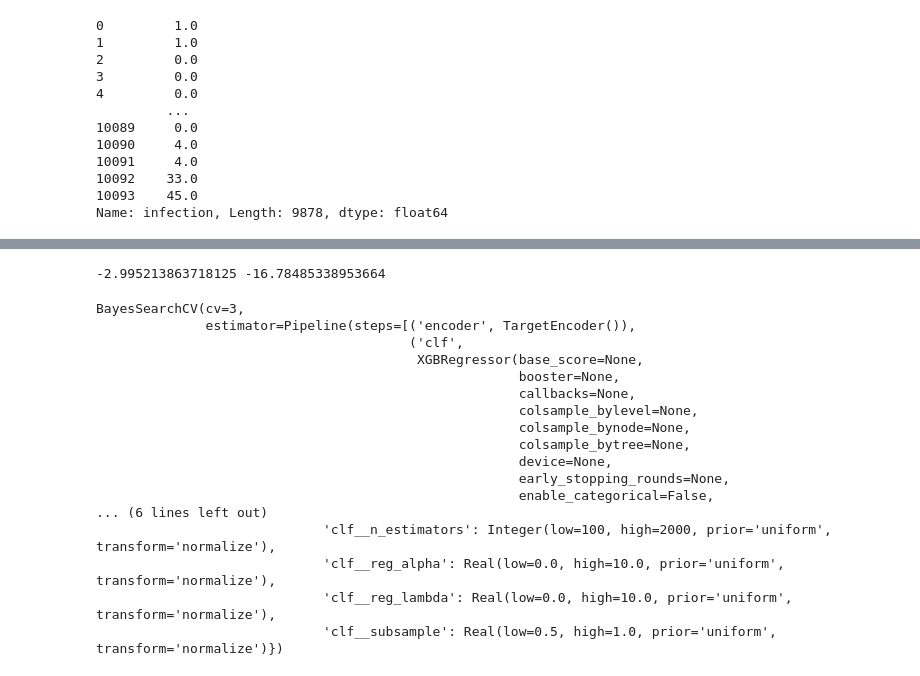
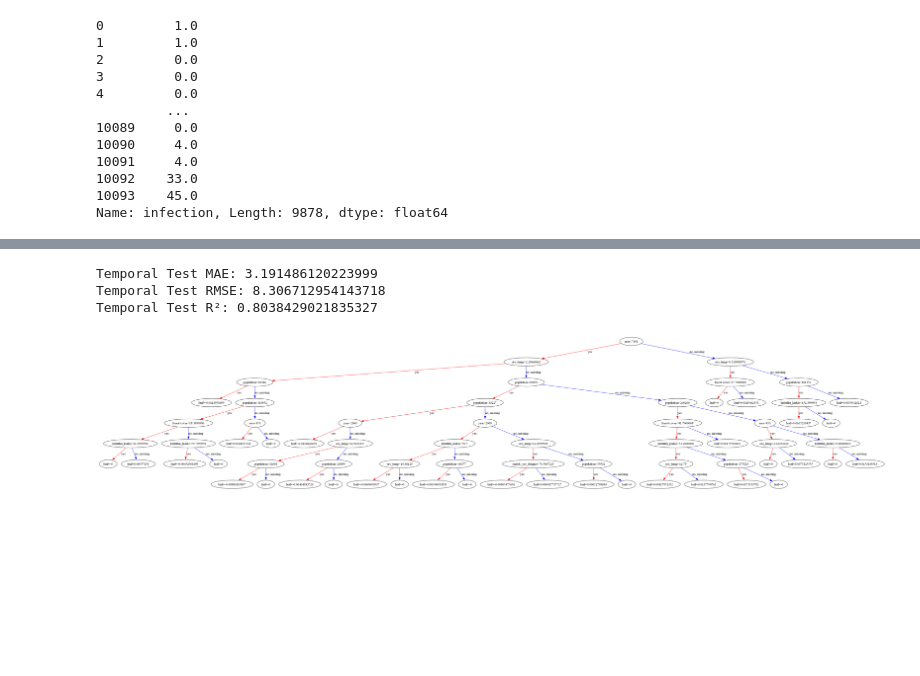
Before and after one commit to AugustusTheBirb/igem-model, a Jupyter notebook: model.ipynb, the cells around one changed output, grey strips where cells are left out. Cells and saved outputs as stored; diff of their text form; code cells hidden in the pictures; blank space fills up the shorter version.

```diff
--- a/model.ipynb
+++ b/model.ipynb
@@ -91,28 +145,36 @@ opt = BayesSearchCV(pipe, search_space, cv=3, n_iter=10, scoring=score, )
 # %%
-opt.fit(X_train, y_train)
-model = opt.best_estimator_.named_steps['clf']
+best_model = opt.best_estimator_
+
+y_train_log = np.log1p(y_train)
+y_test_log  = np.log1p(y_test)
+
+best_model.fit(X_train, y_train_log)
+y_pred_log = best_model.predict(X_test)
+y_pred = np.expm1(y_pred_log)
+
+from sklearn.metrics import mean_absolute_error, r2_score, mean_squared_error
+
+mae_test = mean_absolute_error(y_test, y_pred)
+rmse_test = mean_squared_error(y_test, y_pred)
+r2_test = r2_score(y_test, y_pred)
+
+print("Temporal Test MAE:", mae_test)
+print("Temporal Test RMSE:", (rmse_test)**0.5)
+print("Temporal Test R²:", r2_test)
+# %% [output]
+Temporal Test MAE: 3.191486120223999
+Temporal Test RMSE: 8.306712954143718
+Temporal Test R²: 0.8038429021835327
 # %%
+from xgboost import plot_tree, plot_importance
+import matplotlib.pyplot as plt
 
-print(opt.score(X_train,y_train), opt.score(X_test, y_test))
-opt
+# Plot a single tree
+fig, ax = plt.subplots(figsize=(40, 40))
+plot_tree(best_model.named_steps["clf"], num_trees=0, rankdir="UD",ax=ax)
+plt.savefig("tree0.png", dpi=300, bbox_inches="tight")
+plt.show()
 # %% [output]
--2.995213863718125 -16.78485338953664
-BayesSearchCV(cv=3,
-              estimator=Pipeline(steps=[('encoder', TargetEncoder()),
-                                        ('clf',
-                                         XGBRegressor(base_score=None,
-                                                      booster=None,
-                                                      callbacks=None,
-                                                      colsample_bylevel=None,
-                                                      colsample_bynode=None,
-                                                      colsample_bytree=None,
-                                                      device=None,
-                                                      early_stopping_rounds=None,
-                                                      enable_categorical=False,
-... (6 lines left out)
-                             'clf__n_estimators': Integer(low=100, high=2000, prior='uniform', transform='normalize'),
-                             'clf__reg_alpha': Real(low=0.0, high=10.0, prior='uniform', transform='normalize'),
-                             'clf__reg_lambda': Real(low=0.0, high=10.0, prior='uniform', transform='normalize'),
-                             'clf__subsample': Real(low=0.5, high=1.0, prior='uniform', transform='normalize')})
+[figure, added]
 # %%
 import matplotlib.pyplot as plt
```
Also changed, not shown: parts of 7 cells of this notebook, 6 other files.
